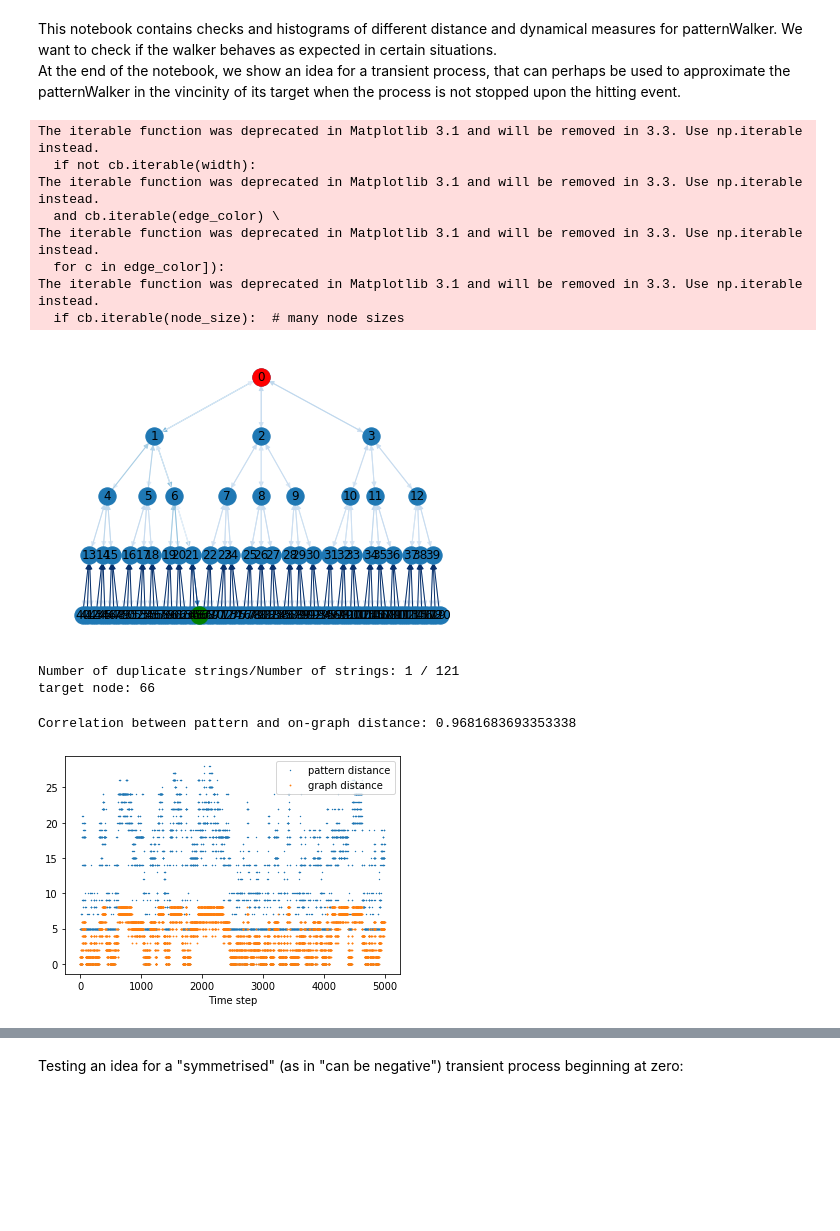
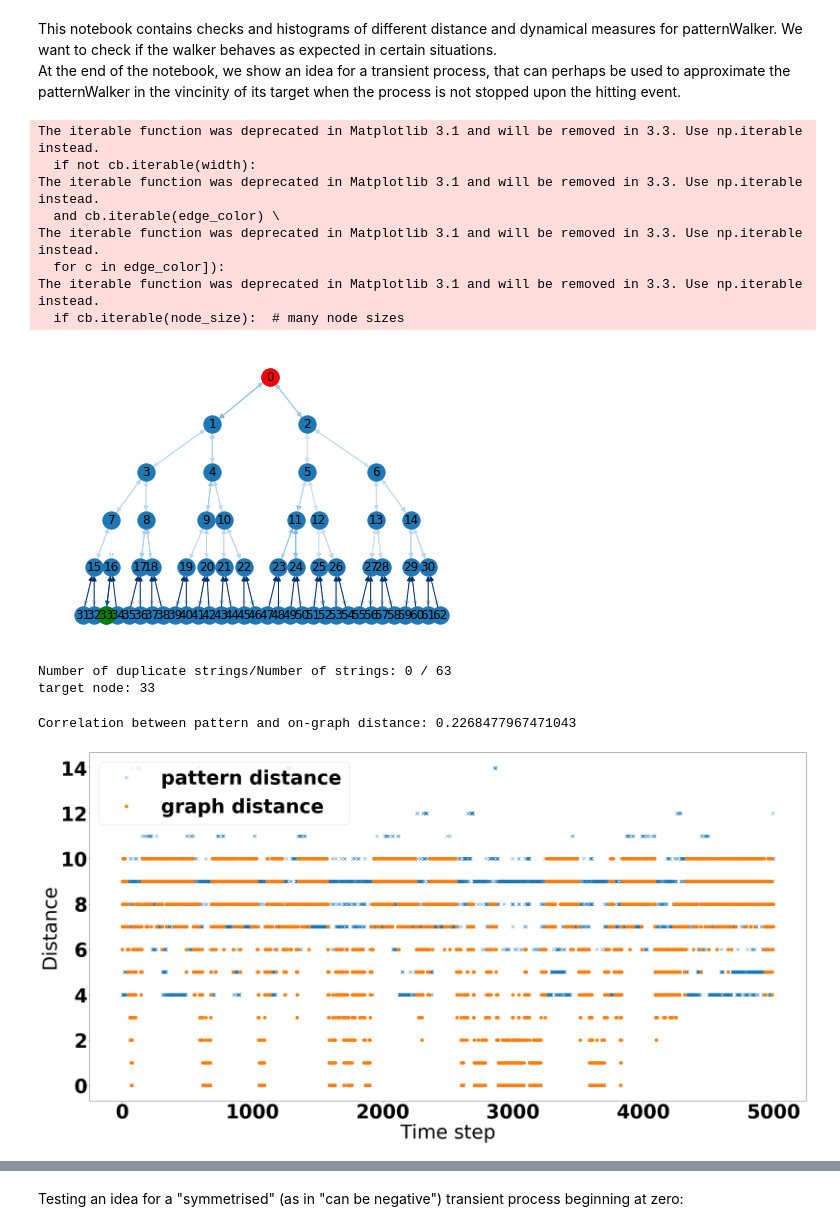
Before and after one commit to YPFoerster/pattern_walker, a Jupyter notebook: distance_measures.ipynb, the cells around one changed output, grey strips where cells are left out. Cells and saved outputs as stored; diff of their text form; code cells hidden in the pictures; blank space fills up the shorter version.

Commit message:
All changes due to plotting.

```diff
--- a/distance_measures.ipynb
+++ b/distance_measures.ipynb
@@ -7,15 +7,25 @@ import utils
 import numpy as np
 import networkx as nx
 import matplotlib.pyplot as plt
+import matplotlib as mpl
 from networkx.drawing.nx_agraph import write_dot, graphviz_layout
+
+font = {'family' : 'normal',
+        'weight' : 'bold',
+        'size'   : 60}
+
+mpl.rc('font', **font)
 # %%
-offspring_factor=3
-height=4
+offspring_factor=2
+height=5
 H=nx.generators.classic.balanced_tree(offspring_factor,height)
 root=utils.list_degree_nodes(H,offspring_factor,1)[0]
 H,_=utils.directify(H,root)
 # %%
-G=rw.patternWalker(H,root,50,5/50)
+#Create patternWalker based on the above tree.
+pattern_len=15 #String/pattern length
+flip_rate=5/pattern_len #Bit flipping rate for propagating patterns
+G=rw.patternWalker(H,root,pattern_len,flip_rate)
 G.set_weights()
 pos=graphviz_layout(H,prog='dot')
 (edges,weights) = zip(*nx.get_edge_attributes(G,'weight').items())
@@ -33,19 +43,19 @@ The iterable function was deprecated in Matplotlib 3.1 and will be removed in 3.
   for c in edge_color]):
 The iterable function was deprecated in Matplotlib 3.1 and will be removed in 3.3. Use np.iterable instead.
   if cb.iterable(node_size):  # many node sizes
-[figure, old version]
+[figure, new version]
 # %%
 print('Number of duplicate strings/Number of strings:', G.num_pattern_duplicates(),'/',len(G))
 print('target node:', G.target_node)
 #mfpts_root_leaves=utils.mfpt(G,[(root,b) for b in utils.leaves(G.hierarchy_backup)])
 #mfpts_root_leaves
 # %% [output]
-Number of duplicate strings/Number of strings: 1 / 121
-target node: 66
+Number of duplicate strings/Number of strings: 0 / 63
+target node: 33
 # %%
 #While the walker is walking, track the distance of the local pattern to the target pattern, as well as the
 #distance between the current location to the target on the graph.
-#In case we want to begin at the target and examine the local behaviour:
+#In case we want to begin at the target and examine the local behaviour, uncomment next line:
 #G.x=G.target_node.copy()
 pattern_distances=[]
 graph_distances=[]
@@ -53,14 +63,23 @@ for _ in range(5000):
     G.step()
     pattern_distances.append( G.metric(G.target_pattern,G.nodes[G.x]['pattern']) )
     graph_distances.append( nx.shortest_path_length(G,G.target_node,G.x) )
-print('Correlation between pattern and on-graph distance:', np.corrcoef(distances,lengths)[0,1])
+print('Correlation between pattern and on-graph distance:', np.corrcoef(pattern_distances,graph_distances)[0,1])
 # %% [output]
-Correlation between pattern and on-graph distance: 0.9681683693353338
+Correlation between pattern and on-graph distance: 0.2268477967471043
+# %%
+font = {'family' : 'normal',
+        'weight' : 'bold',
+        'size'   : 60}
+
+mpl.rc('font', **font)
 # %%
-plt.plot(pattern_distances,'x',ms=0.8, label='pattern distance')
-plt.plot(graph_distances,'o',ms=0.8, label='graph distance')
+plt.figure(figsize=(40,20))
+plt.plot(pattern_distances,'x',ms=10, label='pattern distance')
+plt.plot(graph_distances,'o',ms=10, label='graph distance')
 plt.legend(loc='best')
 plt.xlabel('Time step')
+plt.ylabel('Distance')
+plt.savefig('./outputs/demonstrations/pattern_and_graph_distances.png')
 plt.show()
 # %% [output]
-[figure, old version]
+[figure, new version]
```
Also changed, not shown: parts of 10 cells of this notebook, 1 other file.
